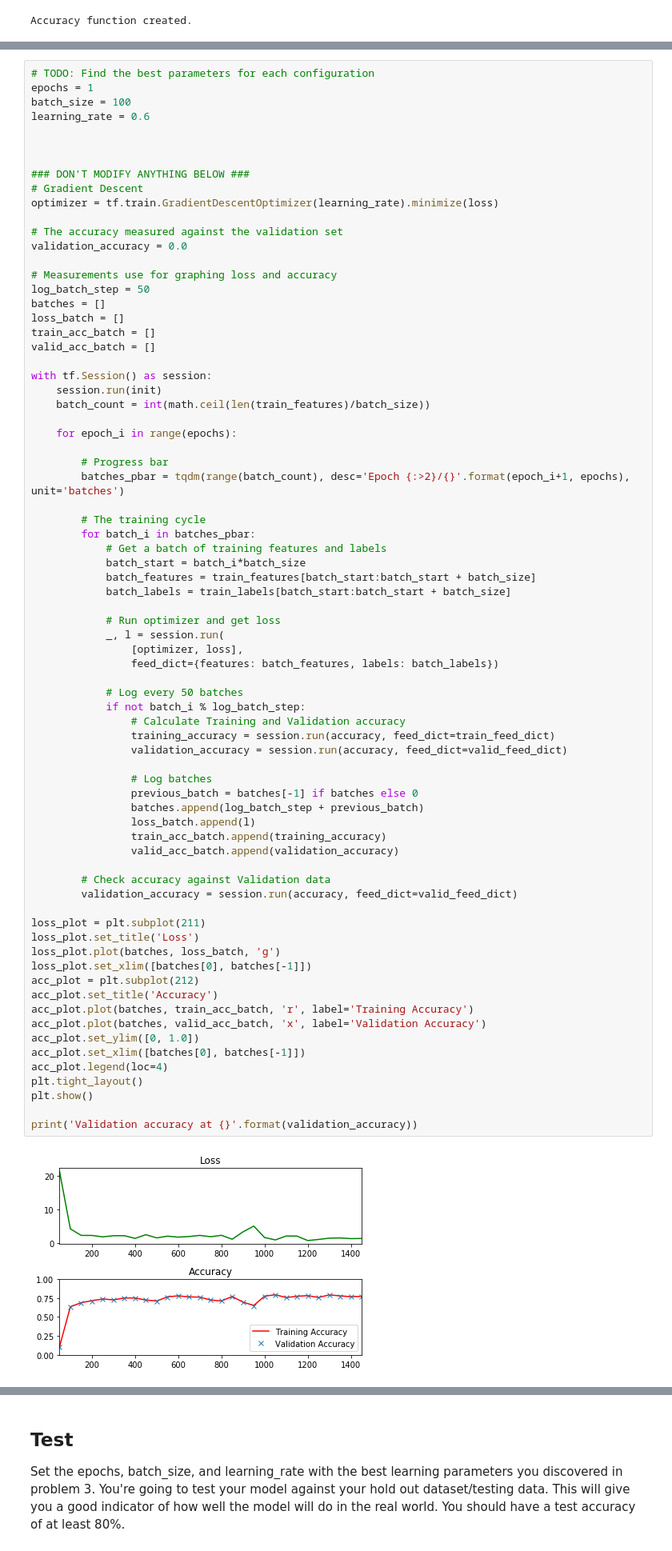
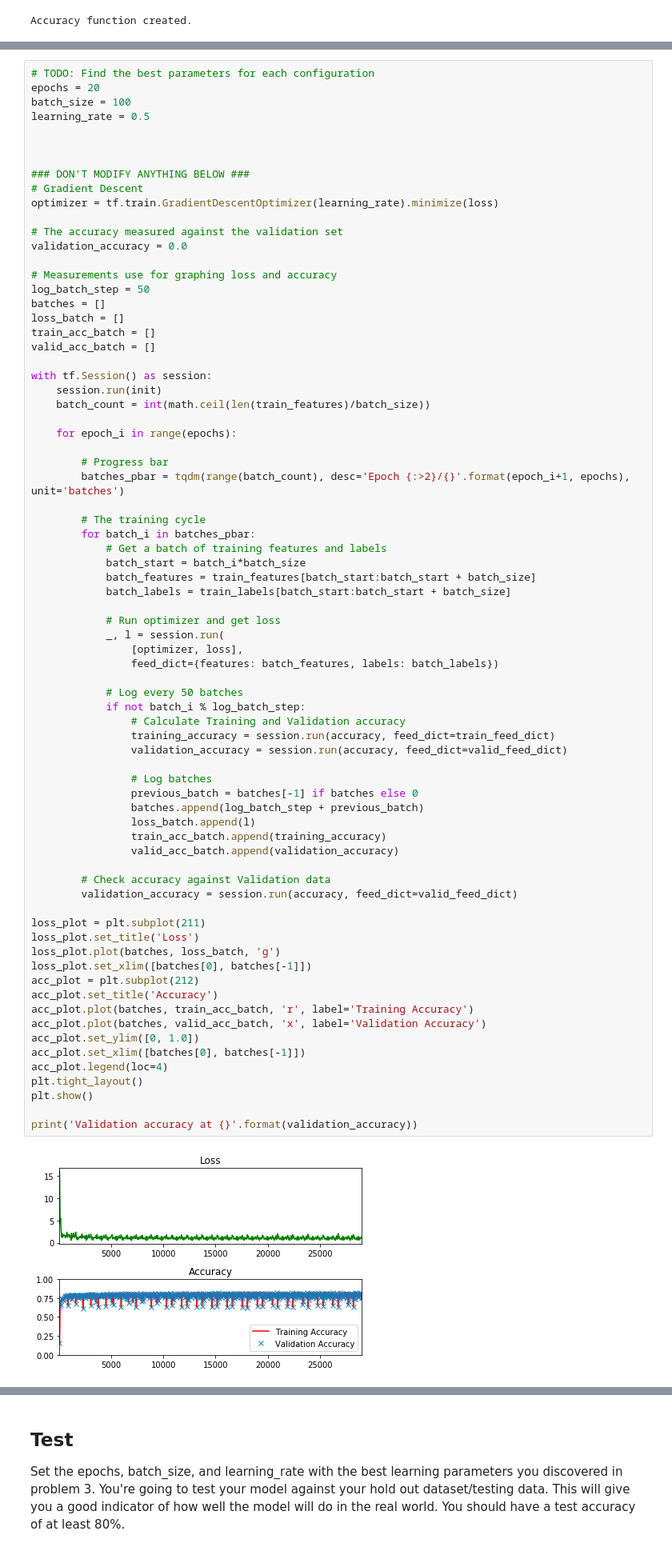
Before and after one commit to ikoshkin/CarND-TensorFlow-Lab, a Jupyter notebook: lab.ipynb, the cells around one changed output, grey strips where cells are left out. Shown at 80% size. Cells and saved outputs as stored; diff of their text form.

```diff
--- a/lab.ipynb
+++ b/lab.ipynb
@@ -377,9 +377,9 @@ The code will print out a Loss and Accuracy graph, so you can see how well the n
 *If you're having trouble solving problem 3, you can view the solution [here](https://github.com/udacity/CarND-TensorFlow-Lab/blob/master/solutions.ipynb).*
 # %%
 # TODO: Find the best parameters for each configuration
-epochs = 1
+epochs = 20
 batch_size = 100
-learning_rate = 0.6
+learning_rate = 0.5
 
 
 
@@ -423,31 +423,31 @@ with tf.Session() as session:
                 # Calculate Training and Validation accuracy
                 training_accuracy = session.run(accuracy, feed_dict=train_feed_dict)
                 validation_accuracy = session.run(accuracy, feed_dict=valid_feed_dict)
 
                 # Log batches
                 previous_batch = batches[-1] if batches else 0
                 batches.append(log_batch_step + previous_batch)
                 loss_batch.append(l)
                 train_acc_batch.append(training_accuracy)
                 valid_acc_batch.append(validation_accuracy)
 
         # Check accuracy against Validation data
         validation_accuracy = session.run(accuracy, feed_dict=valid_feed_dict)
 
 loss_plot = plt.subplot(211)
 loss_plot.set_title('Loss')
 loss_plot.plot(batches, loss_batch, 'g')
 loss_plot.set_xlim([batches[0], batches[-1]])
 acc_plot = plt.subplot(212)
 acc_plot.set_title('Accuracy')
 acc_plot.plot(batches, train_acc_batch, 'r', label='Training Accuracy')
 acc_plot.plot(batches, valid_acc_batch, 'x', label='Validation Accuracy')
 acc_plot.set_ylim([0, 1.0])
 acc_plot.set_xlim([batches[0], batches[-1]])
 acc_plot.legend(loc=4)
 plt.tight_layout()
 plt.show()
 
 print('Validation accuracy at {}'.format(validation_accuracy))
 # %% [output]
-[figure, old version]
+[figure, new version]
```
Also changed, not shown: parts of 2 cells of this notebook.
